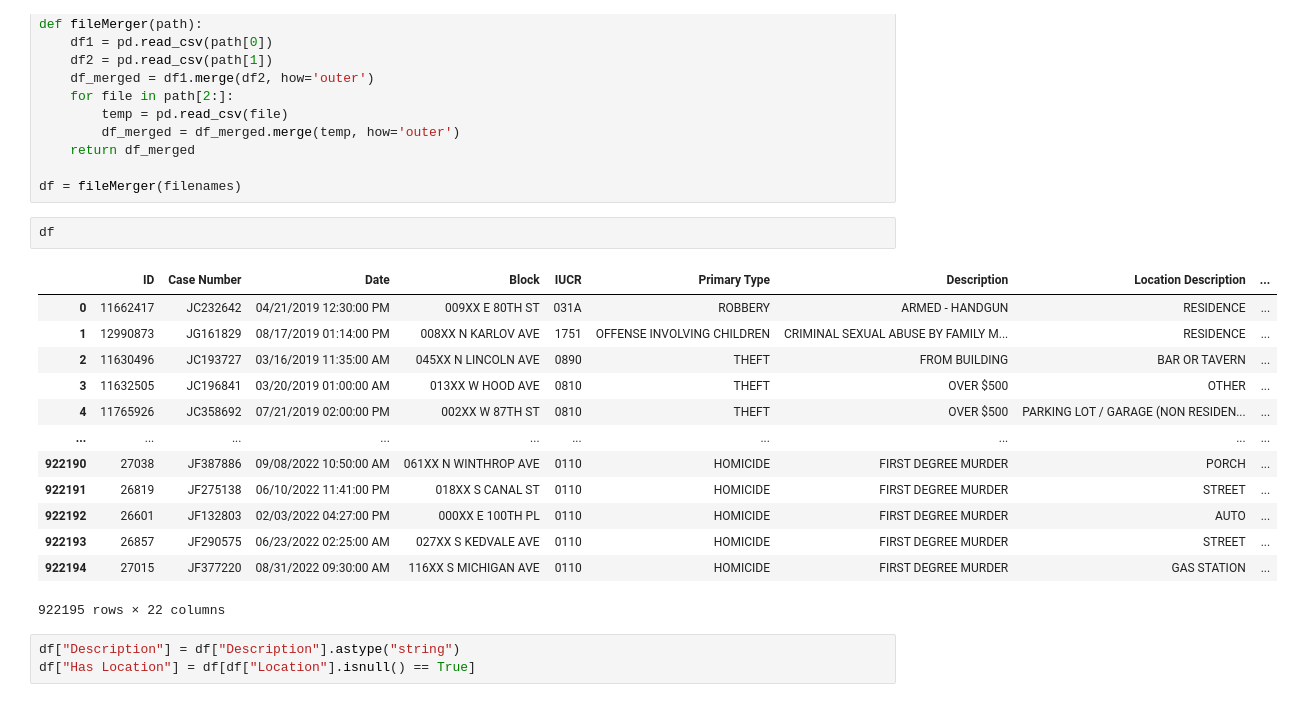
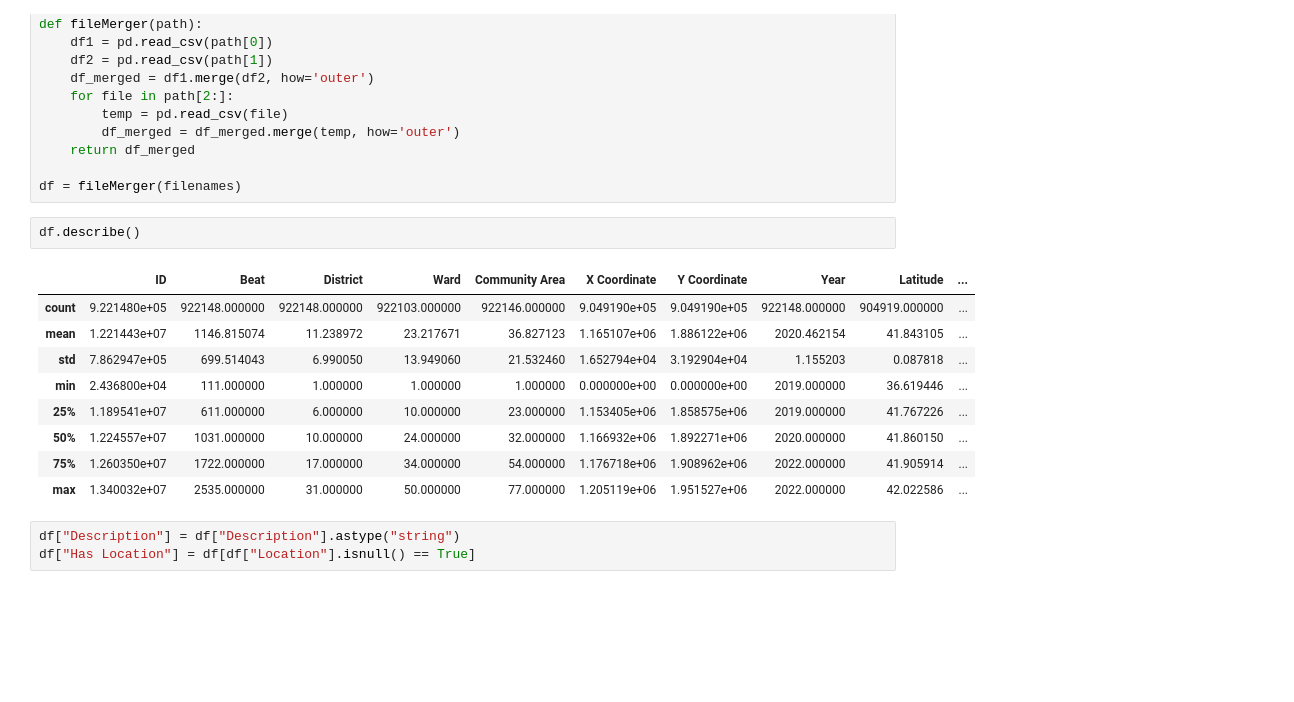
Before and after one commit to kfukutom/urban-informatics, a Jupyter notebook: src/crime.ipynb, the cells around one changed output. Cells and saved outputs as stored; diff of their text form; blank space fills up the shorter version.

```diff
--- a/src/crime.ipynb
+++ b/src/crime.ipynb
@@ -24,21 +26,17 @@ def fileMerger(path):
 
 df = fileMerger(filenames)
 # %%
-df
+df.describe()
 # %% [output]
-|  | ID | Case Number | Date | Block | IUCR | Primary Type | Description | Location Description | ... |
-| 0 | 11662417 | JC232642 | 04/21/2019 12:30:00 PM | 009XX E 80TH ST | 031A | ROBBERY | ARMED - HANDGUN | RESIDENCE | ... |
-| 1 | 12990873 | JG161829 | 08/17/2019 01:14:00 PM | 008XX N KARLOV AVE | 1751 | OFFENSE INVOLVING CHILDREN | CRIMINAL SEXUAL ABUSE BY FAMILY M... | RESIDENCE | ... |
-| 2 | 11630496 | JC193727 | 03/16/2019 11:35:00 AM | 045XX N LINCOLN AVE | 0890 | THEFT | FROM BUILDING | BAR OR TAVERN | ... |
-| 3 | 11632505 | JC196841 | 03/20/2019 01:00:00 AM | 013XX W HOOD AVE | 0810 | THEFT | OVER $500 | OTHER | ... |
-| 4 | 11765926 | JC358692 | 07/21/2019 02:00:00 PM | 002XX W 87TH ST | 0810 | THEFT | OVER $500 | PARKING LOT / GARAGE (NON RESIDEN... | ... |
-| ... | ... | ... | ... | ... | ... | ... | ... | ... | ... |
-| 922190 | 27038 | JF387886 | 09/08/2022 10:50:00 AM | 061XX N WINTHROP AVE | 0110 | HOMICIDE | FIRST DEGREE MURDER | PORCH | ... |
-| 922191 | 26819 | JF275138 | 06/10/2022 11:41:00 PM | 018XX S CANAL ST | 0110 | HOMICIDE | FIRST DEGREE MURDER | STREET | ... |
-| 922192 | 26601 | JF132803 | 02/03/2022 04:27:00 PM | 000XX E 100TH PL | 0110 | HOMICIDE | FIRST DEGREE MURDER | AUTO | ... |
-| 922193 | 26857 | JF290575 | 06/23/2022 02:25:00 AM | 027XX S KEDVALE AVE | 0110 | HOMICIDE | FIRST DEGREE MURDER | STREET | ... |
-| 922194 | 27015 | JF377220 | 08/31/2022 09:30:00 AM | 116XX S MICHIGAN AVE | 0110 | HOMICIDE | FIRST DEGREE MURDER | GAS STATION | ... |
+|  | ID | Beat | District | Ward | Community Area | X Coordinate | Y Coordinate | Year | Latitude | ... |
+| count | 9.221480e+05 | 922148.000000 | 922148.000000 | 922103.000000 | 922146.000000 | 9.049190e+05 | 9.049190e+05 | 922148.000000 | 904919.000000 | ... |
+| mean | 1.221443e+07 | 1146.815074 | 11.238972 | 23.217671 | 36.827123 | 1.165107e+06 | 1.886122e+06 | 2020.462154 | 41.843105 | ... |
+| std | 7.862947e+05 | 699.514043 | 6.990050 | 13.949060 | 21.532460 | 1.652794e+04 | 3.192904e+04 | 1.155203 | 0.087818 | ... |
+| min | 2.436800e+04 | 111.000000 | 1.000000 | 1.000000 | 1.000000 | 0.000000e+00 | 0.000000e+00 | 2019.000000 | 36.619446 | ... |
+| 25% | 1.189541e+07 | 611.000000 | 6.000000 | 10.000000 | 23.000000 | 1.153405e+06 | 1.858575e+06 | 2019.000000 | 41.767226 | ... |
+| 50% | 1.224557e+07 | 1031.000000 | 10.000000 | 24.000000 | 32.000000 | 1.166932e+06 | 1.892271e+06 | 2020.000000 | 41.860150 | ... |
+| 75% | 1.260350e+07 | 1722.000000 | 17.000000 | 34.000000 | 54.000000 | 1.176718e+06 | 1.908962e+06 | 2022.000000 | 41.905914 | ... |
+| max | 1.340032e+07 | 2535.000000 | 31.000000 | 50.000000 | 77.000000 | 1.205119e+06 | 1.951527e+06 | 2022.000000 | 42.022586 | ... |
-922195 rows × 22 columns
 # %%
 df["Description"] = df["Description"].astype("string")
 df["Has Location"] = df[df["Location"].isnull() == True]
```
Also changed, not shown: parts of 25 cells of this notebook.
